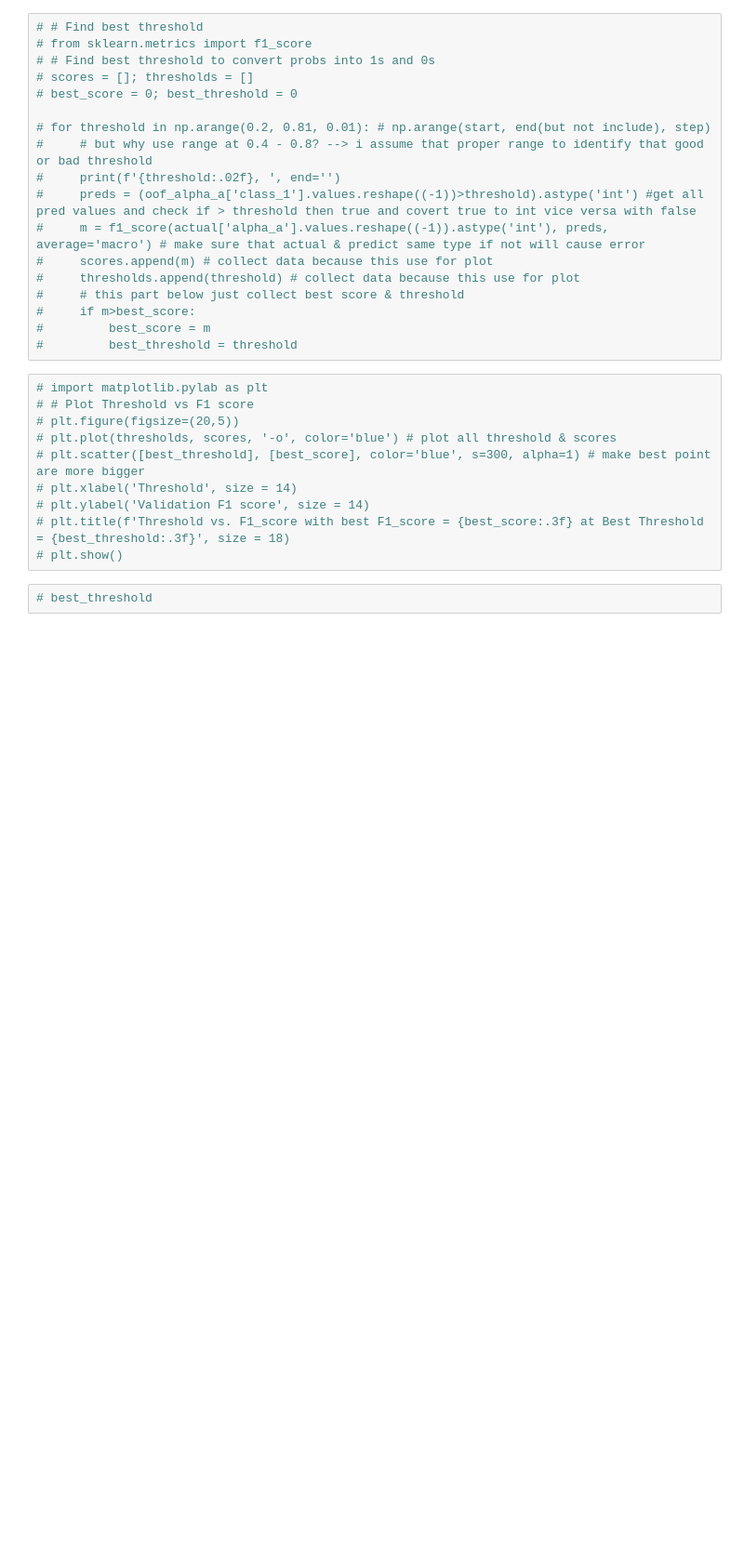
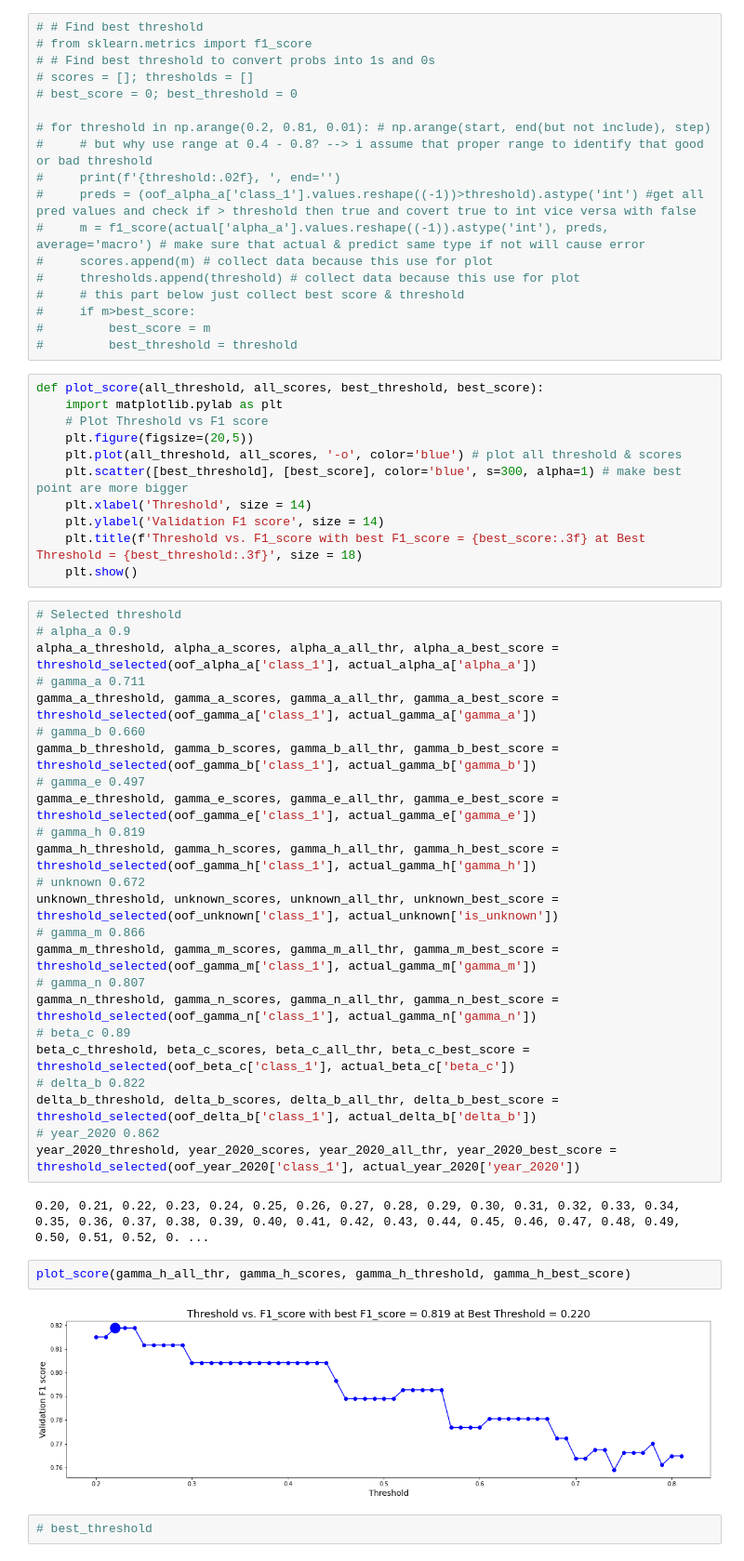
Before and after one commit to sitsawek/ICR_identifying_age_related_conditions, a Jupyter notebook: ICR_identifying_age_related_conditions_MODEL.ipynb, the cells around one changed output. Shown at 93% size. Cells and saved outputs as stored; diff of their text form; blank space fills up the shorter version.

```diff
--- a/ICR_identifying_age_related_conditions_MODEL.ipynb
+++ b/ICR_identifying_age_related_conditions_MODEL.ipynb
@@ -315,15 +315,46 @@ merge_df.head()
 #         best_score = m
 #         best_threshold = threshold
 # %%
-# import matplotlib.pylab as plt
-# # Plot Threshold vs F1 score
-# plt.figure(figsize=(20,5))
-# plt.plot(thresholds, scores, '-o', color='blue') # plot all threshold & scores
-# plt.scatter([best_threshold], [best_score], color='blue', s=300, alpha=1) # make best point are more bigger
-# plt.xlabel('Threshold', size = 14)
-# plt.ylabel('Validation F1 score', size = 14)
-# plt.title(f'Threshold vs. F1_score with best F1_score = {best_score:.3f} at Best Threshold = {best_threshold:.3f}', size = 18)
-# plt.show()
+def plot_score(all_threshold, all_scores, best_threshold, best_score):
+    import matplotlib.pylab as plt
+    # Plot Threshold vs F1 score
+    plt.figure(figsize=(20,5))
+    plt.plot(all_threshold, all_scores, '-o', color='blue') # plot all threshold & scores
+    plt.scatter([best_threshold], [best_score], color='blue', s=300, alpha=1) # make best point are more bigger
+    plt.xlabel('Threshold', size = 14)
+    plt.ylabel('Validation F1 score', size = 14)
+    plt.title(f'Threshold vs. F1_score with best F1_score = {best_score:.3f} at Best Threshold = {best_threshold:.3f}', size = 18)
+    plt.show()
+# %%
+# Selected threshold
+# alpha_a 0.9
+alpha_a_threshold, alpha_a_scores, alpha_a_all_thr, alpha_a_best_score = threshold_selected(oof_alpha_a['class_1'], actual_alpha_a['alpha_a'])
+# gamma_a 0.711
+gamma_a_threshold, gamma_a_scores, gamma_a_all_thr, gamma_a_best_score = threshold_selected(oof_gamma_a['class_1'], actual_gamma_a['gamma_a'])
+# gamma_b 0.660
+gamma_b_threshold, gamma_b_scores, gamma_b_all_thr, gamma_b_best_score = threshold_selected(oof_gamma_b['class_1'], actual_gamma_b['gamma_b'])
+# gamma_e 0.497
+gamma_e_threshold, gamma_e_scores, gamma_e_all_thr, gamma_e_best_score = threshold_selected(oof_gamma_e['class_1'], actual_gamma_e['gamma_e'])
+# gamma_h 0.819
+gamma_h_threshold, gamma_h_scores, gamma_h_all_thr, gamma_h_best_score = threshold_selected(oof_gamma_h['class_1'], actual_gamma_h['gamma_h'])
+# unknown 0.672
+unknown_threshold, unknown_scores, unknown_all_thr, unknown_best_score = threshold_selected(oof_unknown['class_1'], actual_unknown['is_unknown'])
+# gamma_m 0.866
+gamma_m_threshold, gamma_m_scores, gamma_m_all_thr, gamma_m_best_score = threshold_selected(oof_gamma_m['class_1'], actual_gamma_m['gamma_m'])
+# gamma_n 0.807
+gamma_n_threshold, gamma_n_scores, gamma_n_all_thr, gamma_n_best_score = threshold_selected(oof_gamma_n['class_1'], actual_gamma_n['gamma_n'])
+# beta_c 0.89
+beta_c_threshold, beta_c_scores, beta_c_all_thr, beta_c_best_score = threshold_selected(oof_beta_c['class_1'], actual_beta_c['beta_c'])
+# delta_b 0.822
+delta_b_threshold, delta_b_scores, delta_b_all_thr, delta_b_best_score = threshold_selected(oof_delta_b['class_1'], actual_delta_b['delta_b'])
+# year_2020 0.862
+year_2020_threshold, year_2020_scores, year_2020_all_thr, year_2020_best_score = threshold_selected(oof_year_2020['class_1'], actual_year_2020['year_2020'])
+# %% [output]
+0.20, 0.21, 0.22, 0.23, 0.24, 0.25, 0.26, 0.27, 0.28, 0.29, 0.30, 0.31, 0.32, 0.33, 0.34, 0.35, 0.36, 0.37, 0.38, 0.39, 0.40, 0.41, 0.42, 0.43, 0.44, 0.45, 0.46, 0.47, 0.48, 0.49, 0.50, 0.51, 0.52, 0. ...
+# %%
+plot_score(gamma_h_all_thr, gamma_h_scores, gamma_h_threshold, gamma_h_best_score)
+# %% [output]
+[figure, added]
 # %%
 # best_threshold
 # %%
```
Also changed, not shown: parts of 6 cells of this notebook.
